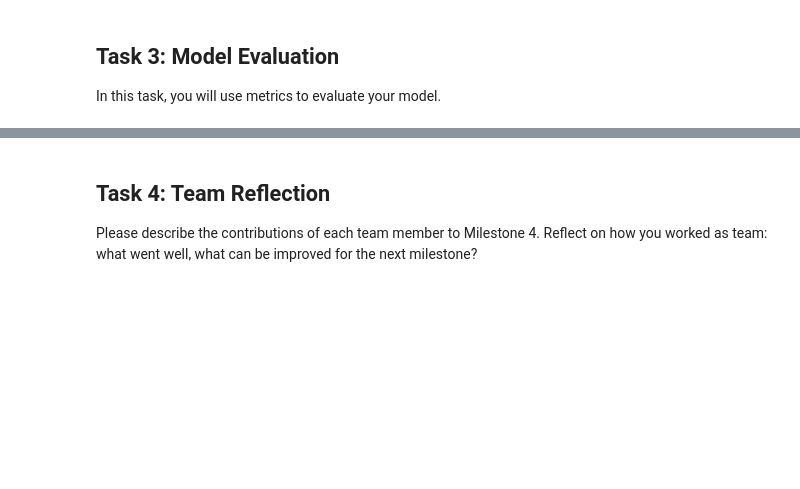
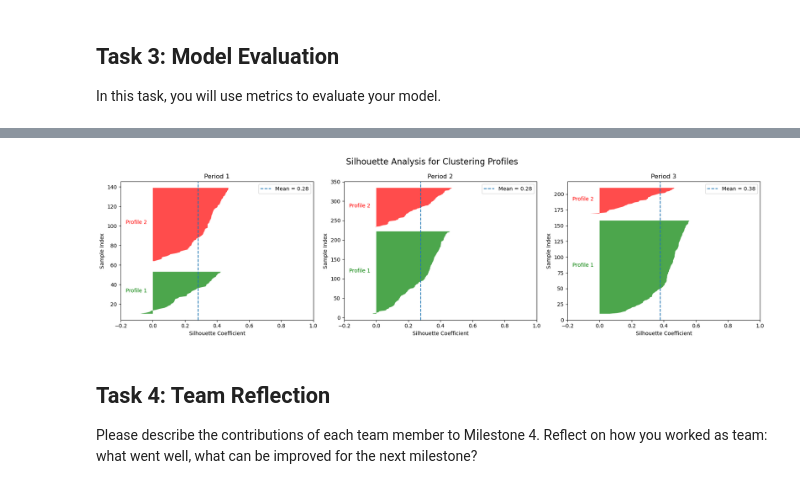
Before and after one commit to malenraychev/BigMMMBehaviour, a Jupyter notebook: m7_RQ2_MMM.ipynb, the cells around one changed output, grey strips where cells are left out. Drawn from its saved outputs; the diff is of its cells as text; code cells hidden in the pictures; blank space fills up the shorter version.

```diff
--- a/m7_RQ2_MMM.ipynb
+++ b/m7_RQ2_MMM.ipynb
@@ -1169,3 +1169,46 @@ In this task, you will use metrics to evaluate your model.
+# %%
+def plot_silhouette_per_period(students_by_period, kmeans_model):
+    periods = list(students_by_period.keys())
+    fig, axes = plt.subplots(1, len(periods), figsize=(6 * len(periods), 5), squeeze=False)
+
+    for idx, period in enumerate(periods):
+        df = students_by_period[period].dropna(subset=columns_used + ['median_score']).copy()
+        X = StandardScaler().fit_transform(df[columns_used])
+        labels = kmeans_model.fit_predict(X)
+        sil = silhouette_samples(X, labels)
+
+        # Remap: Profile 1 = high-performing = 0
+        medians = df.groupby(labels)['median_score'].median().sort_values(ascending=False)
+        cluster_map = {old: new for new, old in enumerate(medians.index)}
+        mapped_labels = np.vectorize(cluster_map.get)(labels)
+
+        ax = axes[0, idx]
+        y_lower = 10
+        for cluster_id in range(len(medians)):
+            values = np.sort(sil[mapped_labels == cluster_id])
+            size = len(values)
+            y_upper = y_lower + size
+
+            color = profile_colors[cluster_id]
+            ax.fill_betweenx(np.arange(y_lower, y_upper), 0, values, facecolor=color, alpha=0.7)
+            ax.text(-0.17, y_lower + size / 2, f'Profile {cluster_id + 1}', color=color)
+            y_lower = y_upper + 10
+
+        ax.set_title(period)
+        ax.set_xlim(-0.2, 1)
+        ax.axvline(np.mean(sil), linestyle="--", label=f"Mean = {np.mean(sil):.2f}")
+        ax.set_xlabel("Silhouette Coefficient")
+        ax.set_ylabel("Sample Index")
+        ax.legend()
+
+    plt.suptitle("Silhouette Analysis for Clustering Profiles", size=16)
+    plt.tight_layout()
+    plt.show()
+
+# Plot silhouette per period
+plot_silhouette_per_period(students_by_period, kmeans_model)
+# %% [output]
+[figure, added]
 # %% [markdown]
 ## Task 4: Team Reflection
 Please describe the contributions of each team member to Milestone 4. Reflect on how you worked as team: what went well, what can be improved for the next milestone?
```
Also changed, not shown: parts of 4 cells of this notebook.
